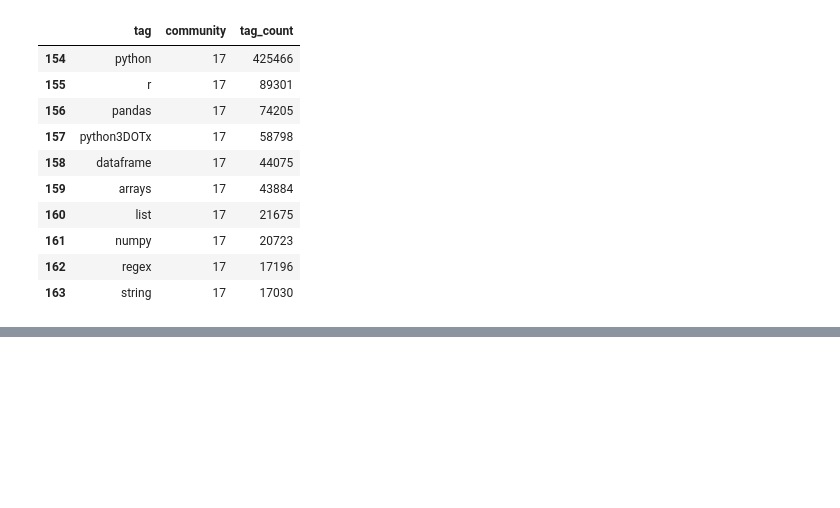
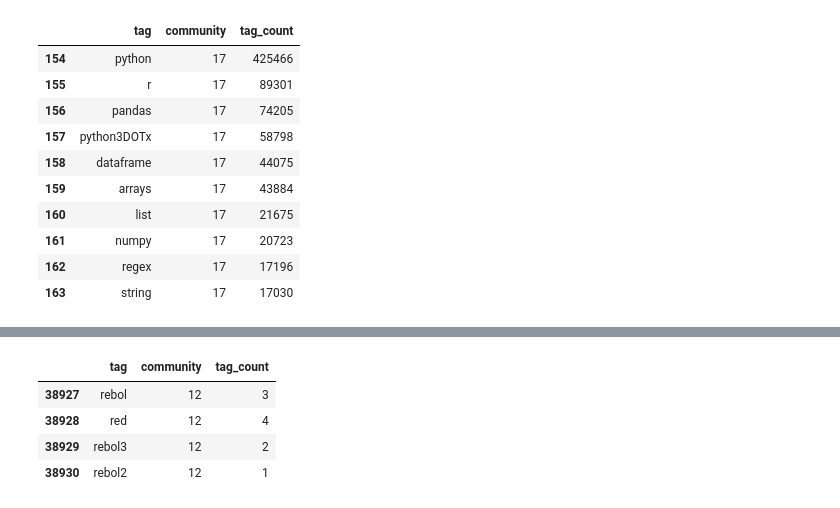
Before and after one commit to CG6036/_Robustness, a Jupyter notebook: TagCluster/Rouvein_pre.ipynb, the cells around one changed output, grey strips where cells are left out. Cells and saved outputs as stored; diff of their text form; code cells hidden in the pictures; blank space fills up the shorter version.

```diff
--- a/TagCluster/Rouvein_pre.ipynb
+++ b/TagCluster/Rouvein_pre.ipynb
@@ -390,0 +421,8 @@ top5each[top5each['community'] == 17]
+# %%
+df_merge[df_merge['community'] == 12]
+# %% [output]
+|  | tag | community | tag_count |
+| 38927 | rebol | 12 | 3 |
+| 38928 | red | 12 | 4 |
+| 38929 | rebol3 | 12 | 2 |
+| 38930 | rebol2 | 12 | 1 |
```
Also changed, not shown: parts of 4 cells of this notebook, 23 other files.
